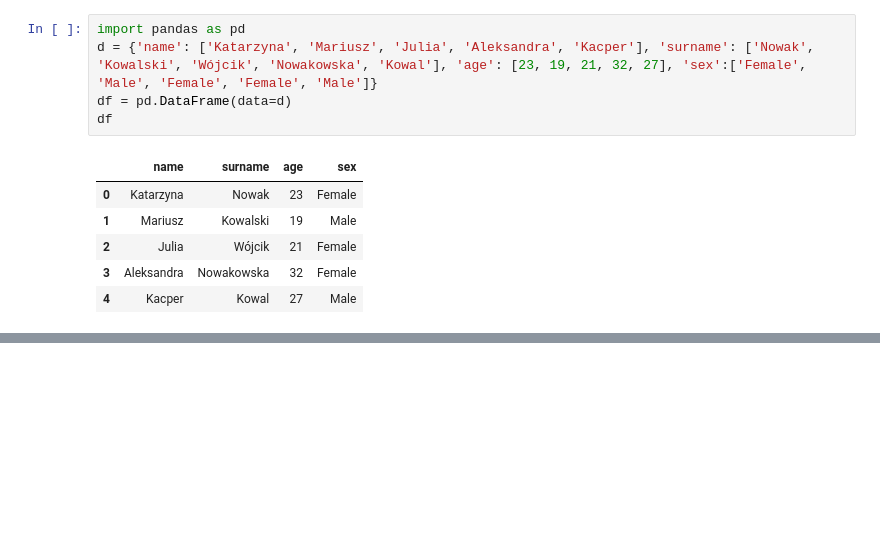
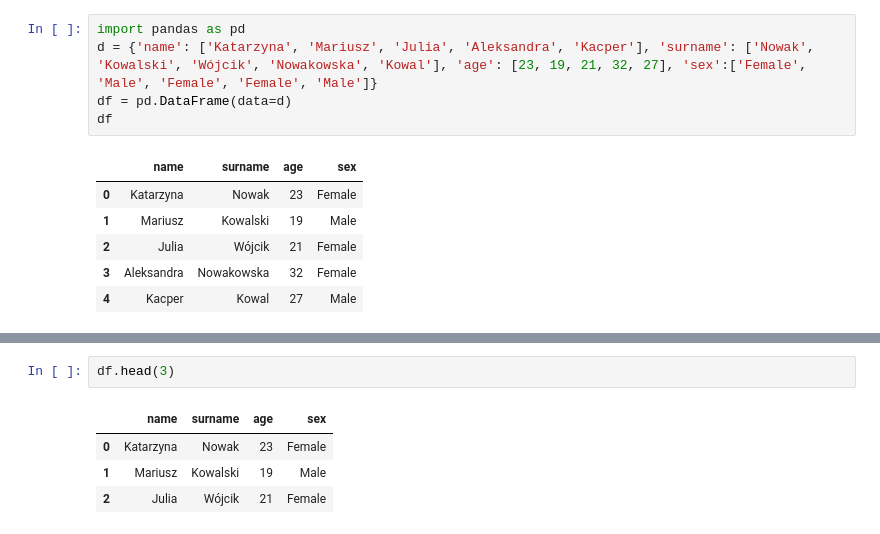
Before and after one commit to Aleksandra-Stachniak/AiBD_Aleksandra_Stachniak, a Jupyter notebook: lab1.ipynb, the cells around one changed output, grey strips where cells are left out. Saved outputs shown, nothing was run; the diff lists cells and outputs as text; blank space fills up the shorter version.

```diff
--- a/lab1.ipynb
+++ b/lab1.ipynb
@@ -70,0 +100,7 @@ df
+# %%
+df.head(3)
+# %% [output]
+|  | name | surname | age | sex |
+| 0 | Katarzyna | Nowak | 23 | Female |
+| 1 | Mariusz | Kowalski | 19 | Male |
+| 2 | Julia | Wójcik | 21 | Female |
```
Also changed, not shown: parts of 2 cells of this notebook.
